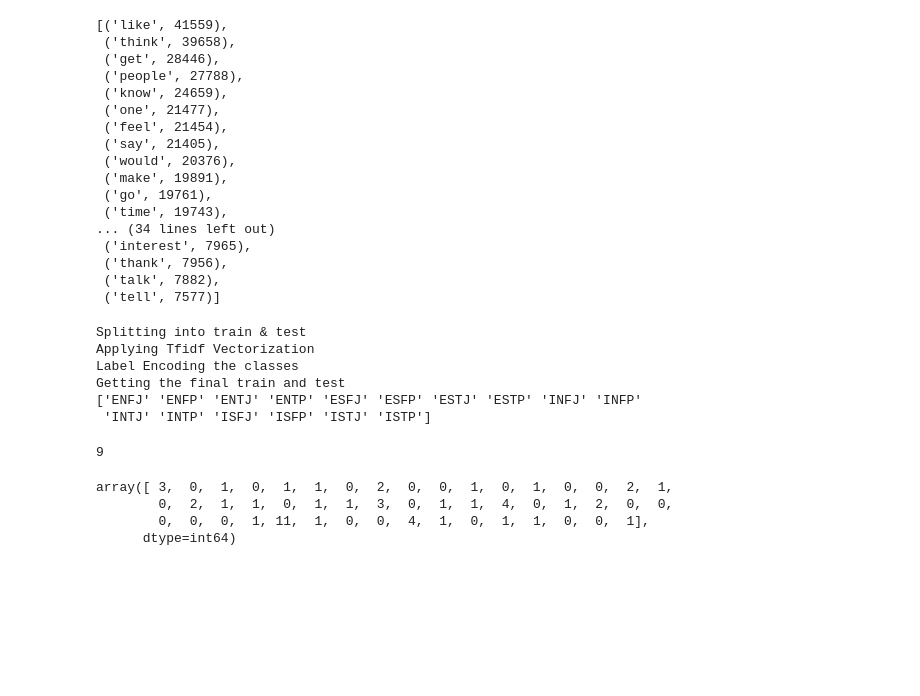
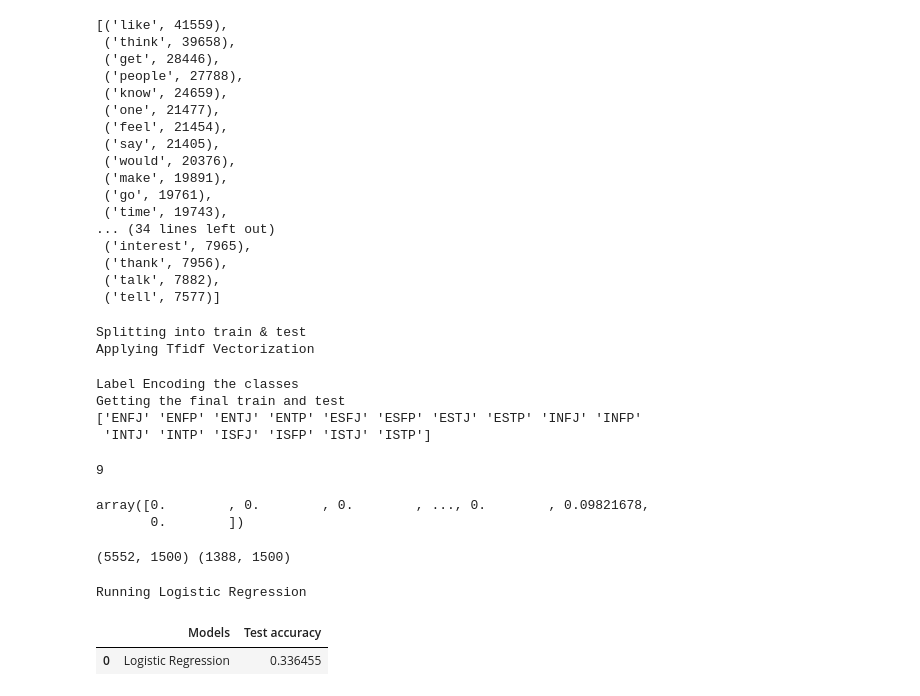
Before and after one commit to alalba221/Advanced-Machine-Learning, a Jupyter notebook: Final_Project/data_preprocessing.ipynb, the cells around one changed output. Drawn from its saved outputs; the diff is of its cells as text; code cells hidden in the pictures; blank space fills up the shorter version.

```diff
--- a/Final_Project/data_preprocessing.ipynb
+++ b/Final_Project/data_preprocessing.ipynb
@@ -407,7 +407,8 @@ def split(df, size):
 
     #Applying Tfidf Vectorization
     print("Applying Tfidf Vectorization")
-    vectorizer=CountVectorizer(max_features=50,stop_words='english')
+    #vectorizer=CountVectorizer(max_features=50,stop_words='english')
+    vectorizer=TfidfVectorizer(max_features=1500,stop_words='english')
     vectorizer.fit(train_data.posts)
 
     #Applying the vectorizer transform
@@ -432,9 +433,9 @@ X_train2, X_test2, y_train2, y_test2, y_train_digi, y_test_digi = split(MBTI_DS_
 # %% [output]
 Splitting into train & test
 Applying Tfidf Vectorization
-Label Encoding the classes
-Getting the final train and test
-['ENFJ' 'ENFP' 'ENTJ' 'ENTP' 'ESFJ' 'ESFP' 'ESTJ' 'ESTP' 'INFJ' 'INFP'
- 'INTJ' 'INTP' 'ISFJ' 'ISFP' 'ISTJ' 'ISTP']
+Label Encoding the classes
+Getting the final train and test
+['ENFJ' 'ENFP' 'ENTJ' 'ENTP' 'ESFJ' 'ESFP' 'ESTJ' 'ESTP' 'INFJ' 'INFP'
+ 'INTJ' 'INTP' 'ISFJ' 'ISFP' 'ISTJ' 'ISTP']
 # %%
 y_train_digi[0]
@@ -443,7 +445,9 @@ y_train_digi[0]
 # %%
 X_test2[0]
 # %% [output]
-array([ 3,  0,  1,  0,  1,  1,  0,  2,  0,  0,  1,  0,  1,  0,  0,  2,  1,
-        0,  2,  1,  1,  0,  1,  1,  3,  0,  1,  1,  4,  0,  1,  2,  0,  0,
-        0,  0,  0,  1, 11,  1,  0,  0,  4,  1,  0,  1,  1,  0,  0,  1],
-      dtype=int64)
+array([0.        , 0.        , 0.        , ..., 0.        , 0.09821678,
+       0.        ])
+# %%
+print(X_train2.shape,X_test2.shape)
+# %% [output]
+(5552, 1500) (1388, 1500)
@@ -449,0 +507,7 @@ array([ 3,  0,  1,  0,  1,  1,  0,  2,  0,  0,  1,  0,  1,  0,  0,  2,  1,
+# %%
+model_accuracy_orig2, report_orig2, f1_orig2 = model(X_train2, X_test2, y_train2, y_test2, 4)
+model_accuracy_orig2.sort_values(by='Test accuracy',ascending=False,ignore_index=True).style.background_gradient(cmap='Blues')
+# %% [output]
+Running Logistic Regression
+|  | Models | Test accuracy |
+| 0 | Logistic Regression | 0.336455 |
```
Also changed, not shown: parts of 7 cells of this notebook.
